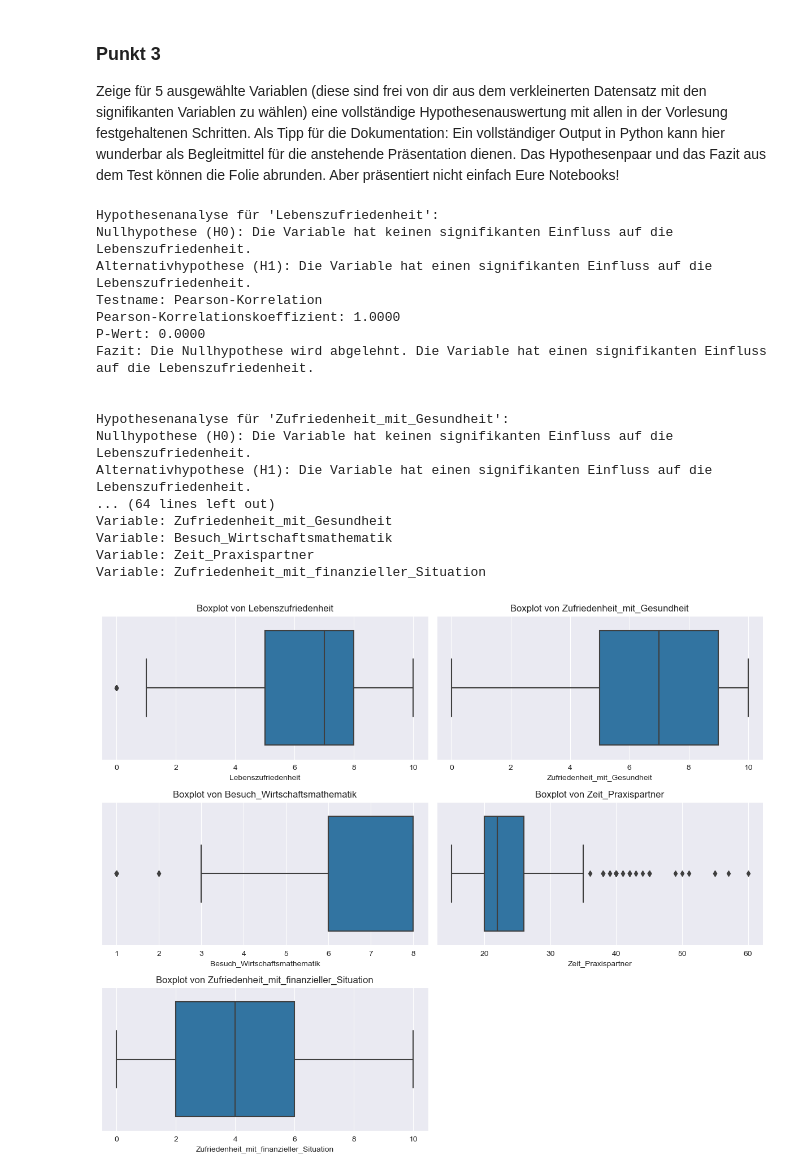
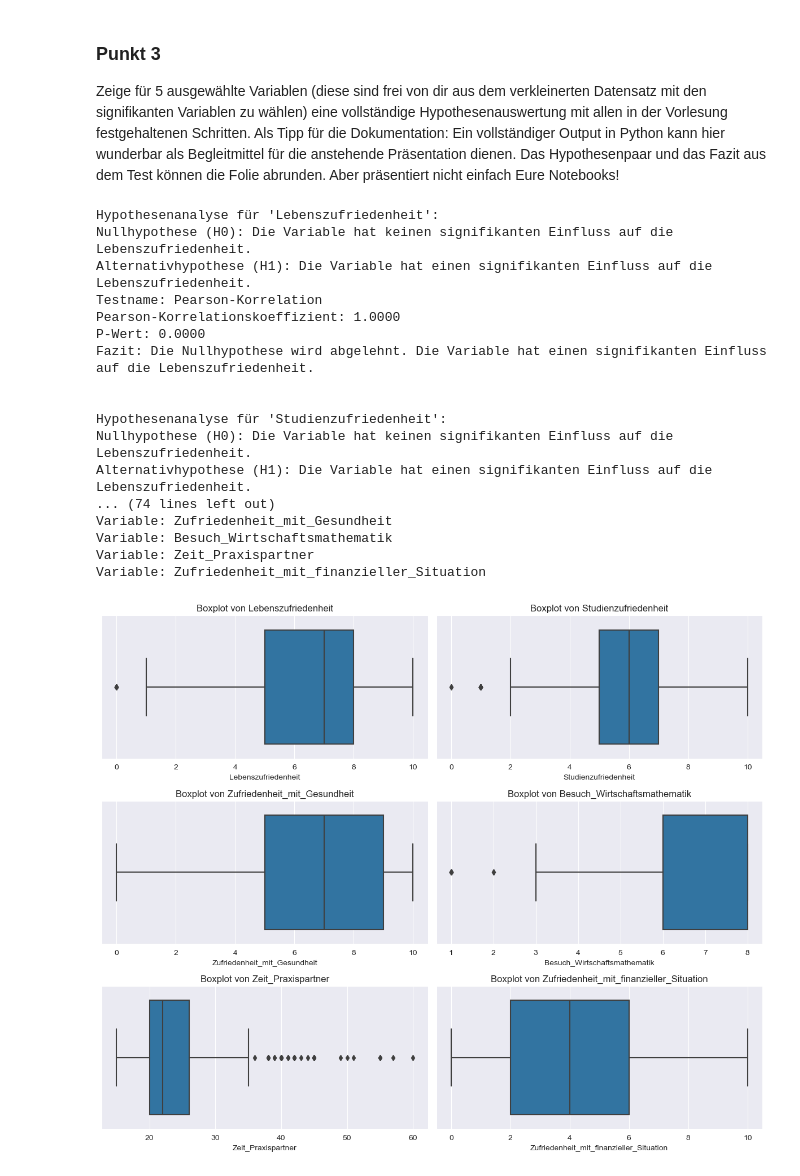
Before and after one commit to StefanDataCraft/praxis_Statistik, a Jupyter notebook: uni_3.ipynb, the cells around one changed output. Saved outputs shown, nothing was run; the diff lists cells and outputs as text; code cells hidden in the pictures.

```diff
--- a/uni_3.ipynb
+++ b/uni_3.ipynb
@@ -17,10 +17,9 @@ uni_df = make_uni_df.get_dummied_df()
 columns_list = uni_df.columns
 columns_without_spaces = [column_name.replace(" ","_").replace("-","_").replace(".","") for column_name in columns_list]
 uni_df.columns = columns_without_spaces
-uni_df = uni_df[['Lebenszufriedenheit','Zufriedenheit_mit_Gesundheit','Besuch_Wirtschaftsmathematik','Zeit_Praxispartner','Zufriedenheit_mit_finanzieller_Situation']]
+uni_df = uni_df[['Lebenszufriedenheit','Studienzufriedenheit','Zufriedenheit_mit_Gesundheit','Besuch_Wirtschaftsmathematik','Zeit_Praxispartner','Zufriedenheit_mit_finanzieller_Situation']]
 abhängige_variable = 'Lebenszufriedenheit'
 ausgewählte_variablen = list(uni_df.columns)
-
 
 def hypothesenanalyse(x, y, variablen_name):
     if pd.api.types.is_numeric_dtype(x):
@@ -71,33 +70,33 @@ for i, variable in enumerate(ausgewählte_variablen):
     plt.subplot(3, 2, i+1)  # Updated to 3x2 grid of subplots
     print('Variable:',variable)
     sns.boxplot(x=variable, data=uni_df)
     plt.title(f"Boxplot von {variable}")
 plt.tight_layout()
 plt.show()
 
 plt.figure(figsize=(12, 10))  # Updated figure size to accommodate all five subplots
 for i, variable in enumerate(ausgewählte_variablen):
     plt.subplot(3, 2, i+1)  # Updated to 3x2 grid of subplots
     sns.histplot(uni_df[variable], bins=20, kde=True)
     plt.title(f"Histogramm von {variable}")
 plt.tight_layout()
 plt.show()
 # %% [output]
 Hypothesenanalyse für 'Lebenszufriedenheit':
 Nullhypothese (H0): Die Variable hat keinen signifikanten Einfluss auf die Lebenszufriedenheit.
 Alternativhypothese (H1): Die Variable hat einen signifikanten Einfluss auf die Lebenszufriedenheit.
 Testname: Pearson-Korrelation
 Pearson-Korrelationskoeffizient: 1.0000
 P-Wert: 0.0000
 Fazit: Die Nullhypothese wird abgelehnt. Die Variable hat einen signifikanten Einfluss auf die Lebenszufriedenheit.
 
 
-Hypothesenanalyse für 'Zufriedenheit_mit_Gesundheit':
+Hypothesenanalyse für 'Studienzufriedenheit':
 Nullhypothese (H0): Die Variable hat keinen signifikanten Einfluss auf die Lebenszufriedenheit.
 Alternativhypothese (H1): Die Variable hat einen signifikanten Einfluss auf die Lebenszufriedenheit.
-... (64 lines left out)
+... (74 lines left out)
 Variable: Zufriedenheit_mit_Gesundheit
 Variable: Besuch_Wirtschaftsmathematik
 Variable: Zeit_Praxispartner
 Variable: Zufriedenheit_mit_finanzieller_Situation
-[figure, old version]
+[figure, new version]
```
Also changed, not shown: parts of 1 cell of this notebook.
